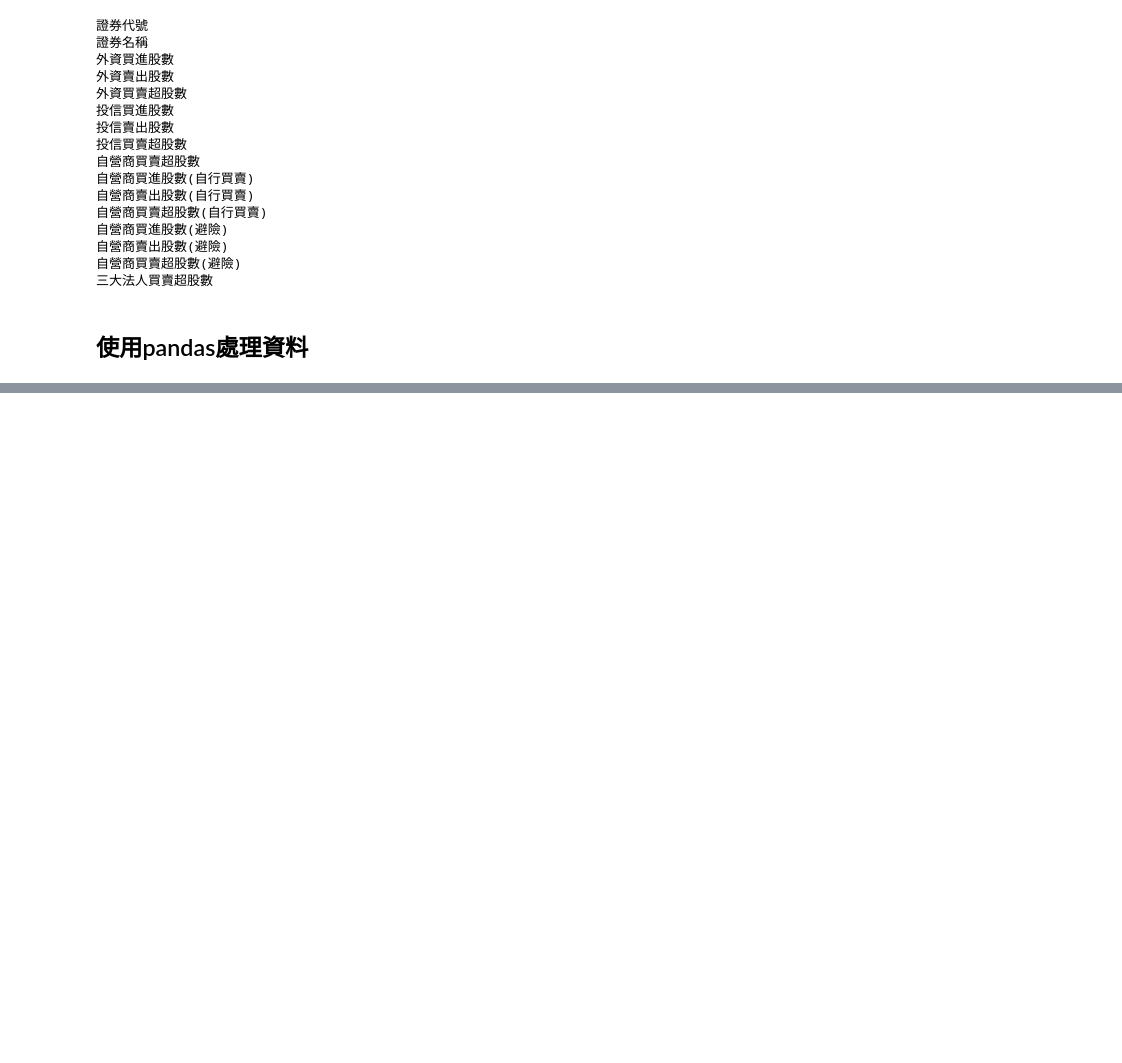
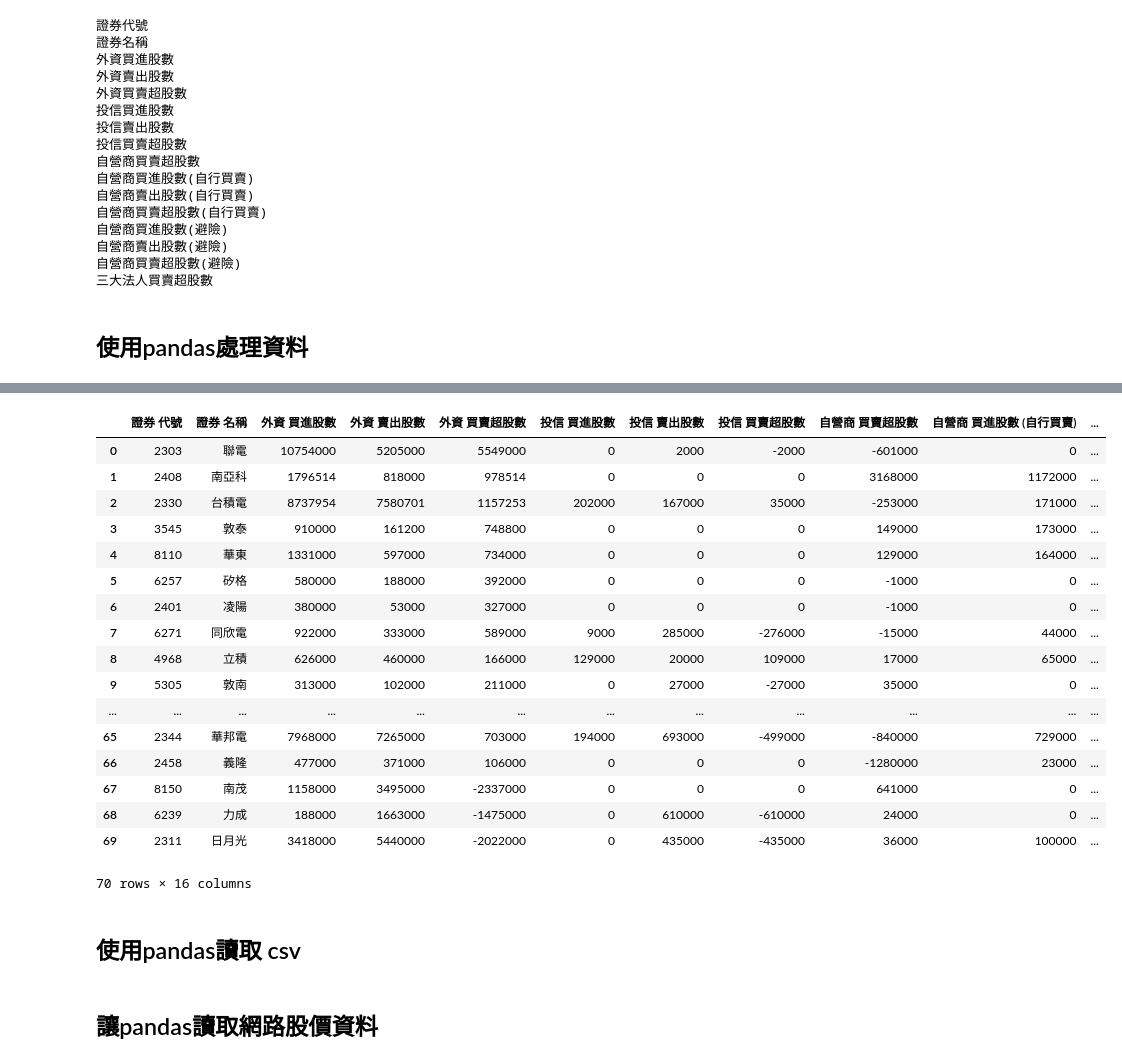
Before and after one commit to nagi31904/python_network_1, a Jupyter notebook: python_network1.ipynb, the cells around one changed output, grey strips where cells are left out. Saved outputs shown, nothing was run; the diff lists cells and outputs as text; code cells hidden in the pictures; blank space fills up the shorter version.

```diff
--- a/python_network1.ipynb
+++ b/python_network1.ipynb
@@ -122,0 +159,26 @@ for th in tb[0].select('th'):
+# %%
+
+# td_st=tb[0].prettify('utf-8')#資料轉文字
+df_check = pandas.read_html(tb[0].prettify('utf-8'))
+df_check[0]
+# %% [output]
+|  | 證券 代號 | 證券 名稱 | 外資 買進股數 | 外資 賣出股數 | 外資 買賣超股數 | 投信 買進股數 | 投信 賣出股數 | 投信 買賣超股數 | 自營商 買賣超股數 | 自營商 買進股數 (自行買賣) | ... |
+| 0 | 2303 | 聯電 | 10754000 | 5205000 | 5549000 | 0 | 2000 | -2000 | -601000 | 0 | ... |
+| 1 | 2408 | 南亞科 | 1796514 | 818000 | 978514 | 0 | 0 | 0 | 3168000 | 1172000 | ... |
+| 2 | 2330 | 台積電 | 8737954 | 7580701 | 1157253 | 202000 | 167000 | 35000 | -253000 | 171000 | ... |
+| 3 | 3545 | 敦泰 | 910000 | 161200 | 748800 | 0 | 0 | 0 | 149000 | 173000 | ... |
+| 4 | 8110 | 華東 | 1331000 | 597000 | 734000 | 0 | 0 | 0 | 129000 | 164000 | ... |
+| 5 | 6257 | 矽格 | 580000 | 188000 | 392000 | 0 | 0 | 0 | -1000 | 0 | ... |
+| 6 | 2401 | 凌陽 | 380000 | 53000 | 327000 | 0 | 0 | 0 | -1000 | 0 | ... |
+| 7 | 6271 | 同欣電 | 922000 | 333000 | 589000 | 9000 | 285000 | -276000 | -15000 | 44000 | ... |
+| 8 | 4968 | 立積 | 626000 | 460000 | 166000 | 129000 | 20000 | 109000 | 17000 | 65000 | ... |
+| 9 | 5305 | 敦南 | 313000 | 102000 | 211000 | 0 | 27000 | -27000 | 35000 | 0 | ... |
+| ... | ... | ... | ... | ... | ... | ... | ... | ... | ... | ... | ... |
+| 65 | 2344 | 華邦電 | 7968000 | 7265000 | 703000 | 194000 | 693000 | -499000 | -840000 | 729000 | ... |
+| 66 | 2458 | 義隆 | 477000 | 371000 | 106000 | 0 | 0 | 0 | -1280000 | 23000 | ... |
+| 67 | 8150 | 南茂 | 1158000 | 3495000 | -2337000 | 0 | 0 | 0 | 641000 | 0 | ... |
+| 68 | 6239 | 力成 | 188000 | 1663000 | -1475000 | 0 | 610000 | -610000 | 24000 | 0 | ... |
+| 69 | 2311 | 日月光 | 3418000 | 5440000 | -2022000 | 0 | 435000 | -435000 | 36000 | 100000 | ... |
+70 rows × 16 columns
+# %% [markdown]
+## 使用pandas讀取 csv
@@ -122,0 +188,2 @@ for th in tb[0].select('th'):
+# %% [markdown]
+## 讓pandas讀取網路股價資料
```
Also changed, not shown: parts of 10 cells of this notebook.
